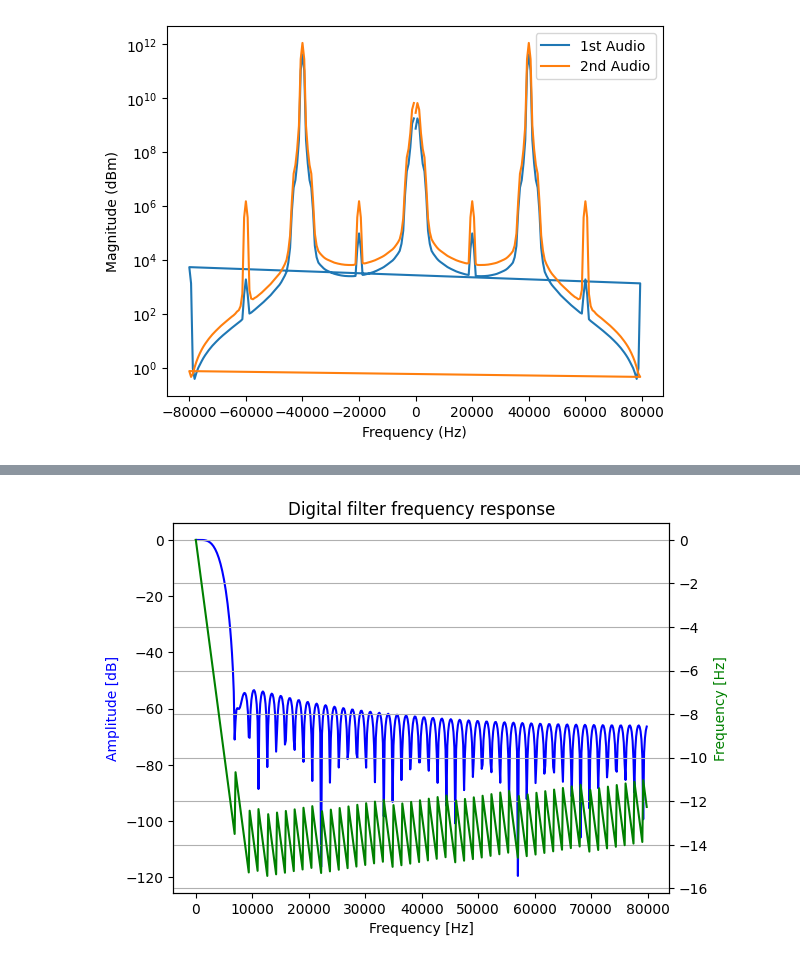
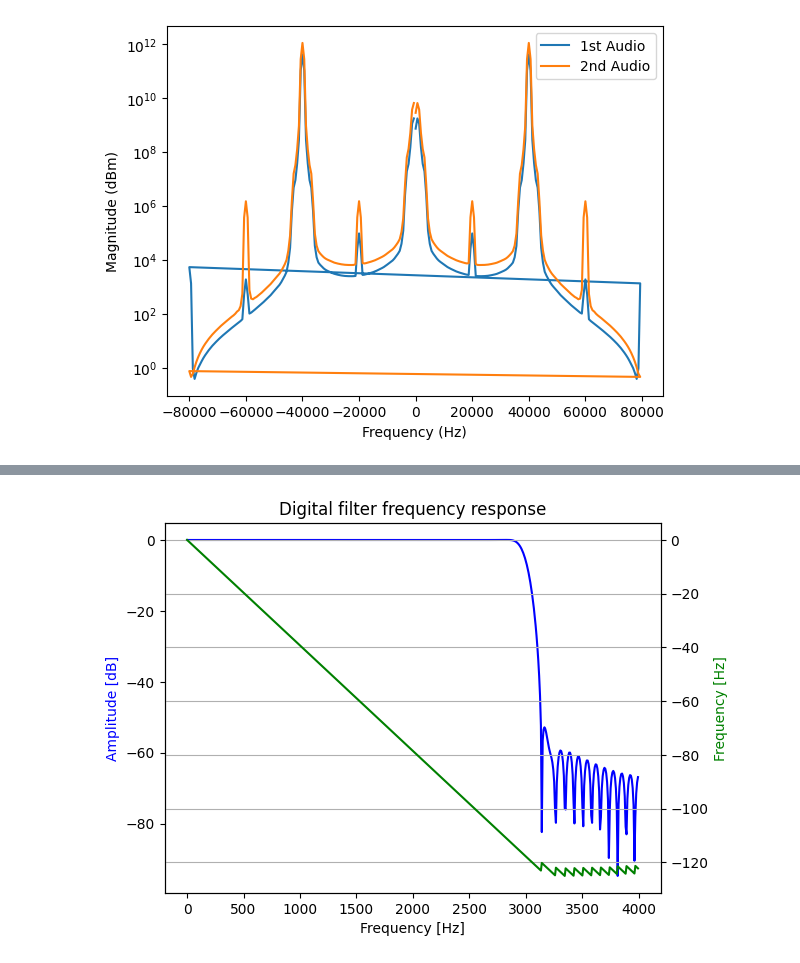
Before and after one commit to cleversonahum/digital_transmission_codes, a Jupyter notebook: codes/am-exercise-1.ipynb, the cells around one changed output, grey strips where cells are left out. Cells and saved outputs as stored; diff of their text form; code cells hidden in the pictures.

```diff
--- a/codes/am-exercise-1.ipynb
+++ b/codes/am-exercise-1.ipynb
@@ -385,21 +405,21 @@ plt.show()
 # %%
-# Filtering the signal at baseband
-Foff = 4e3 # Filter cutoff frequency considering
+# Filtering the signal at baseband using the original Fs=8 kHz
+Foff = 3e3 # Filter cutoff frequency considering
 filter_taps = 101
-B_bb = signal.firwin(filter_taps, Foff, fs=Fs_tx, window = "hamming")
-w, h = signal.freqz(B_bb, fs=Fs_tx)
+B_bb = signal.firwin(filter_taps, Foff, fs=Fs1, window = "hamming")
+w, h = signal.freqz(B_bb, fs=Fs1)
 fig, ax1 = plt.subplots()
 ax1.set_title('Digital filter frequency response')
 ax1.plot(w, 20 * np.log10(abs(h)), 'b')
 ax1.set_ylabel('Amplitude [dB]', color='b')
 ax1.set_xlabel('Frequency [Hz]')
 ax2 = ax1.twinx()
 angles = np.unwrap(np.angle(h))
 ax2.plot(w, angles, 'g')
 ax2.set_ylabel('Frequency [Hz]', color='g')
 ax2.grid()
 ax2.axis('tight')
 plt.show()
 print('Group Delay: ', signal.group_delay((B_bb, 1))[1][0])
 # %% [output]
-[figure, old version]
+[figure, new version]
```
Also changed, not shown: parts of 6 cells of this notebook, 2 other files.
